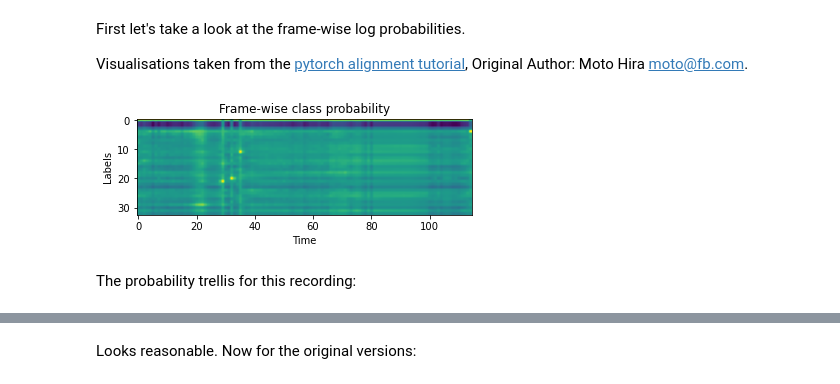
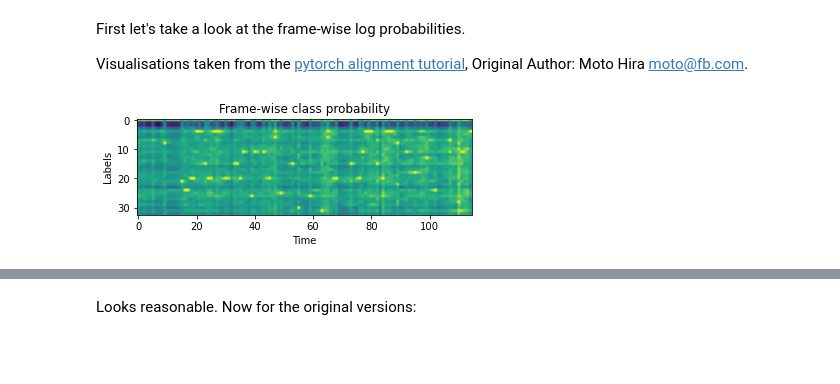
Before and after one commit to feldberlin/timething, a Jupyter notebook: api.ipynb, the cells around one changed output, grey strips where cells are left out. Drawn from its saved outputs; the diff is of its cells as text; code cells hidden in the pictures; blank space fills up the shorter version.

Commit message:
feat: Rewrote alignment code

```diff
--- a/api.ipynb
+++ b/api.ipynb
@@ -29,7 +29,7 @@ device = "cpu"
 # aligner
 ds = dataset.SpeechDataset(Path(metadata), cfg.sampling_rate)
 aligner = align.Aligner.build(device, cfg)
-ds.clean_text_fn = text.TextCleaner(cfg.language, aligner.vocab())
+ds.clean_text_fn = text.TextCleaner(cfg.language, aligner.vocab)
 
 # loader
 loader = DataLoader(
@@ -57,7 +57,7 @@ audio/born.mp3: 'Born in 1969 in Belgrade.'. Cleaned: 'born|in|nineteen|sixty-ni
 # %% [markdown]
 Let's align them.
 # %%
-alignments = aligner.align((xs, ys, ys_original))
+alignments = aligner.align((xs, ys, ys_original, ids))
 # %% [markdown]
 The last example: Born in 1969 in Belgrade:
 # %%
@@ -71,11 +71,9 @@ First let's take a look at the frame-wise log probabilities.
 
 Visualisations taken from the [pytorch alignment tutorial](https://pytorch.org/tutorials/intermediate/forced_alignment_with_torchaudio_tutorial.html), Original Author: Moto Hira <moto@fb.com>.
 # %%
-plt.imshow(alignment.log_probs[0].T)
+plt.imshow(alignment.scores)
 plt.title("Frame-wise class probability")
 plt.xlabel("Time")
 plt.ylabel("Labels");
 # %% [output]
-[figure, old version]
+[figure, new version]
-# %% [markdown]
-The probability trellis for this recording:
```
Also changed, not shown: parts of 12 cells of this notebook, 7 other files.
